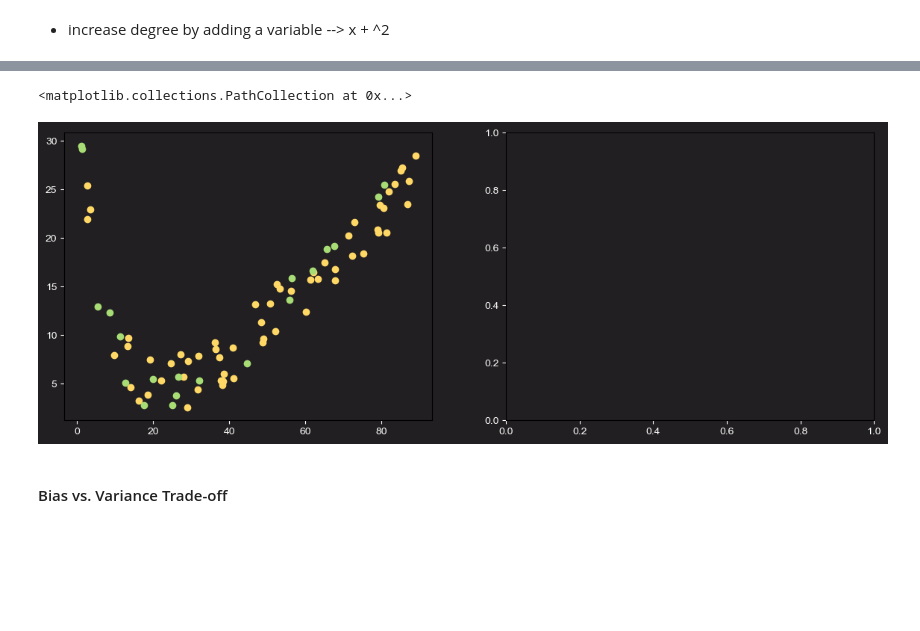
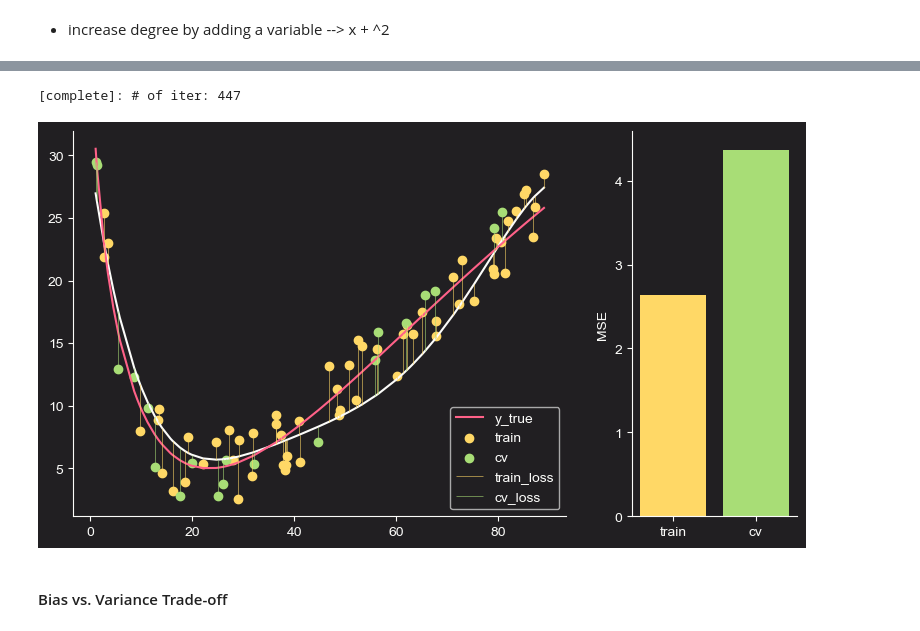
Before and after one commit to jakecreate/machine-learning-from-scratch, a Jupyter notebook: fundamentals_machine_learning.ipynb, the cells around one changed output, grey strips where cells are left out. Drawn from its saved outputs; the diff is of its cells as text; code cells hidden in the pictures; blank space fills up the shorter version.

```diff
--- a/fundamentals_machine_learning.ipynb
+++ b/fundamentals_machine_learning.ipynb
@@ -409,6 +411,6 @@ for i in range(2,2):
 def generate_degree(x, d_num):
     xd_list = [x]
     for d in range(2, d_num+1):
-        xd_list.append(np.round(x**d,2))
+        xd_list.append(x**d)
 
     return np.vstack(xd_list).T
@@ -453,11 +417,43 @@ ax[0].scatter(X4_train[:, 0], y_train_hat)
-# %%
-fig, ax = plt.subplots(1, 2, figsize=(14,5))
-
-ax[0].scatter(X_train[:, 1], y_train, c=c_['yellow'], label='train')
-ax[0].scatter(X_cv[:, 1], y_cv, c=c_['green'], label='cv')
-# %% [output]
-<matplotlib.collections.PathCollection at 0x...>
-[figure, removed]
+# %%
+degree = 6
+X_scaled = generate_degree(scaler.scale(x), degree)
+X2_cv_scaled = generate_degree(x_cv_scaled, degree)
+X2_train_scaled = generate_degree(x_train_scaled, degree)
+X2_cv_scaled = generate_degree(x_cv_scaled, degree)
+# %%
+model = LinearRegression()
+model.fit(X2_train_scaled, y_train)
+y2_train_pred = model.predict(X2_train_scaled)
+y2_cv_pred = model.predict(X2_cv_scaled)
+# %% [output]
+[complete]: # of iter: 447
+# %%
+y_pred = model.predict(X_scaled)
+
+train_err = np.sort(np.vstack([y_train, y2_train_pred]), axis=0)
+cv_err = np.sort(np.vstack([y_cv, y2_cv_pred]), axis=0)
+
+fig, ax = plt.subplots(1, 2, figsize=(7+(7/3), 5), gridspec_kw={'width_ratios': [3, 1]})
+
+ax[0].plot(x, y_pred, c=c_['white'])
+ax[0].plot(x, y_true, c=c_['red'], label='y_true')
+ax[0].scatter(x_train, y_train, c=c_['yellow'], label='train')
+ax[0].scatter(x_cv, y_cv, c=c_['green'], label='cv')
+ax[0].vlines(x=x_train, ymin=train_err[0], ymax=train_err[1], color=c_['yellow'], label='train_loss', linewidth=0.4)
+ax[0].vlines(x=x_cv, ymin=cv_err[0], ymax=cv_err[1], color=c_['green'], label='cv_loss', linewidth=0.4)
+
+ax[1].bar(['train', 'cv'],
+          [cost_mse(y_train, y2_train_pred), cost_mse(y_cv, y2_cv_pred)],
+          color=[c_['yellow'], c_['green'], c_['red']])
+ax[1].set_ylabel('MSE')
+
+for axes in ax.flat:
+    axes.spines[['top', 'right']].set_visible(False)
+    axes.spines[['bottom', 'left']].set_color(c_['white'])
+
+ax[0].legend(loc='lower right');
+# %% [output]
+[figure, added]
 # %% [markdown]
 #### Bias vs. Variance Trade-off
 # %% [markdown]
```
Also changed, not shown: parts of 25 cells of this notebook.
